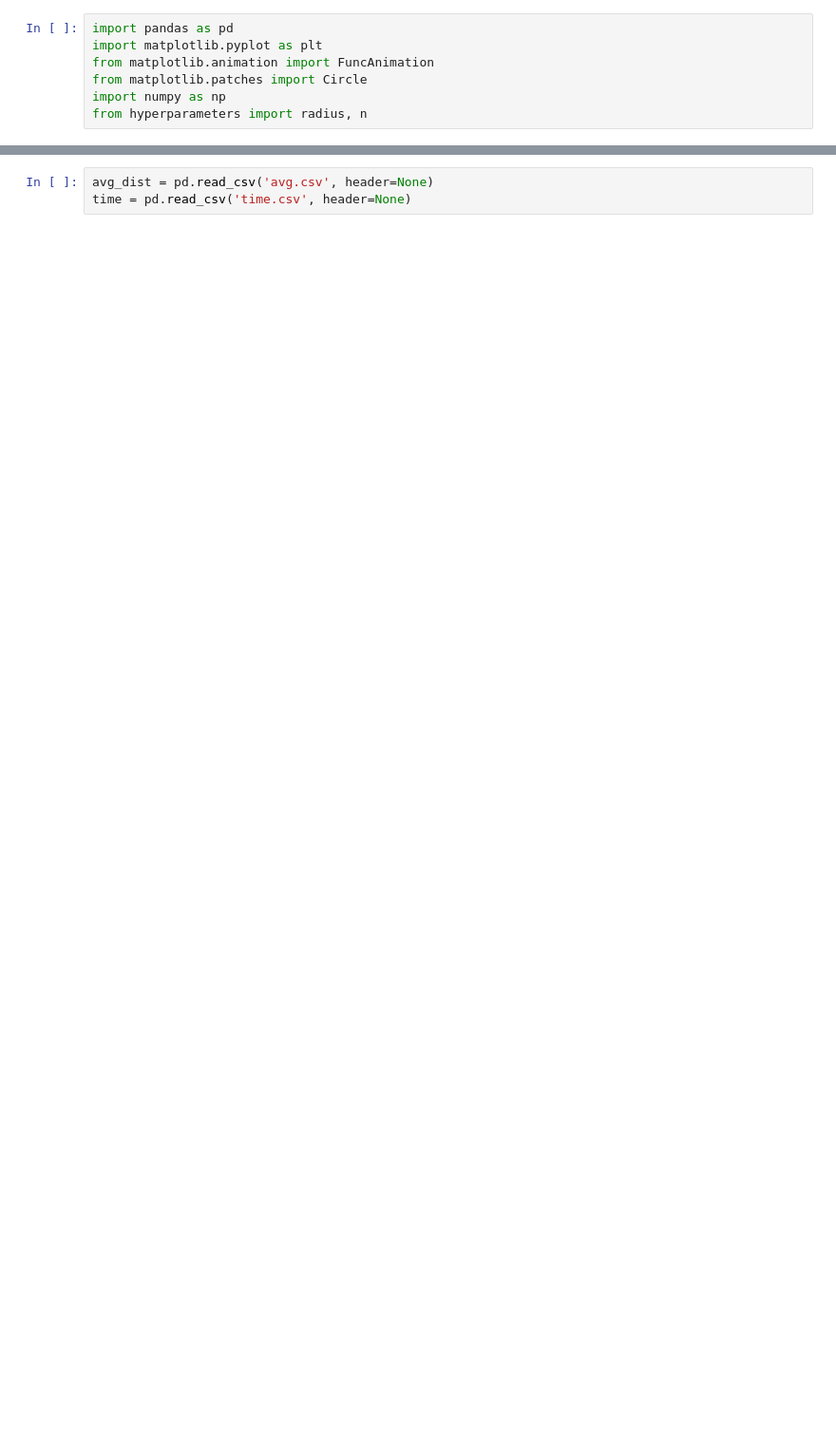
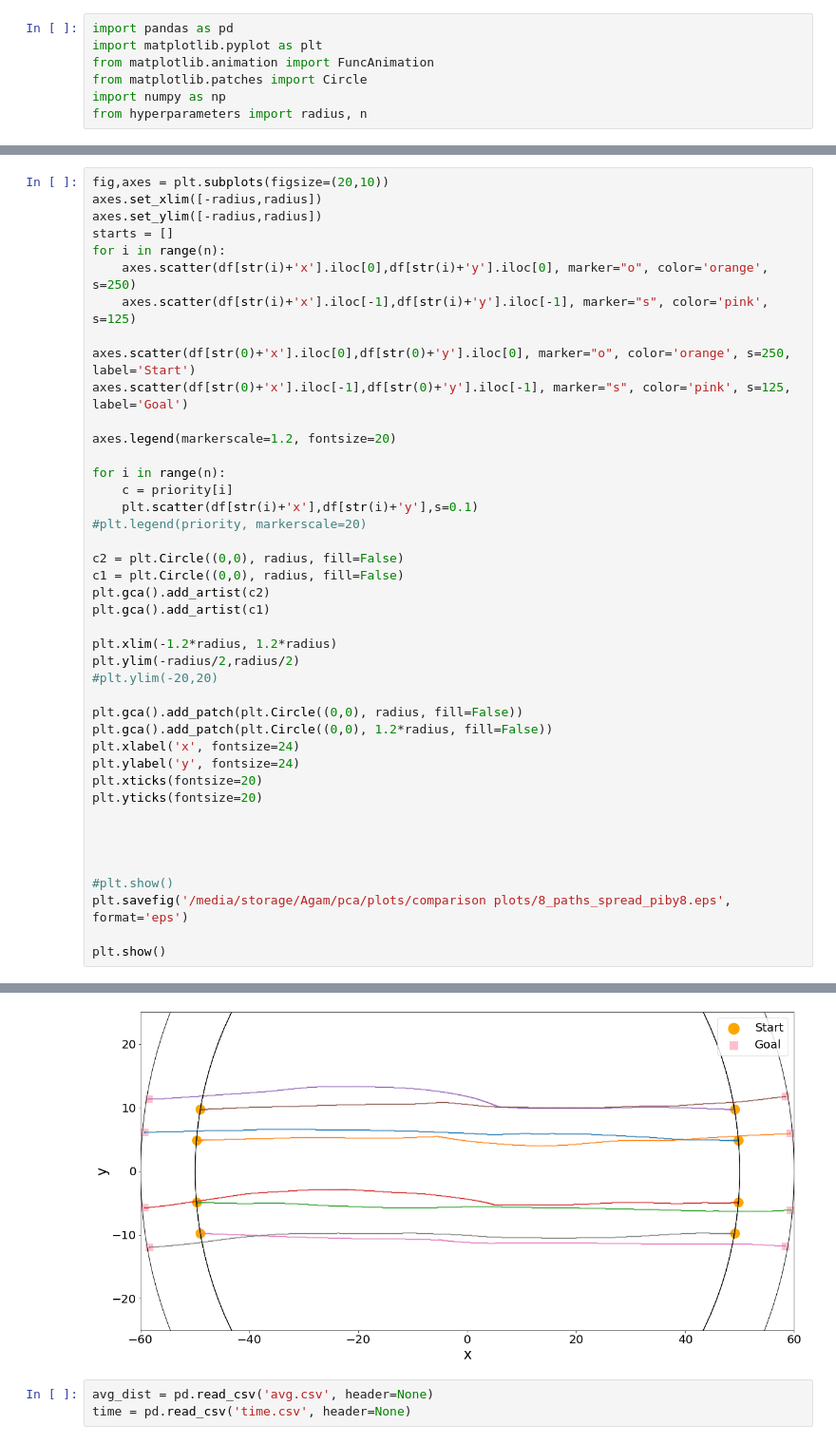
Before and after one commit to jnash10/PCA, a Jupyter notebook: check.ipynb, the cells around one changed output, grey strips where cells are left out. Shown at 95% size. Saved outputs shown, nothing was run; the diff lists cells and outputs as text; blank space fills up the shorter version.

```diff
--- a/check.ipynb
+++ b/check.ipynb
@@ -90,0 +100,43 @@ plt.show()
+# %%
+fig,axes = plt.subplots(figsize=(20,10))
+axes.set_xlim([-radius,radius])
+axes.set_ylim([-radius,radius])
+starts = []
+for i in range(n):
+    axes.scatter(df[str(i)+'x'].iloc[0],df[str(i)+'y'].iloc[0], marker="o", color='orange', s=250)
+    axes.scatter(df[str(i)+'x'].iloc[-1],df[str(i)+'y'].iloc[-1], marker="s", color='pink', s=125)
+
+axes.scatter(df[str(0)+'x'].iloc[0],df[str(0)+'y'].iloc[0], marker="o", color='orange', s=250, label='Start')
+axes.scatter(df[str(0)+'x'].iloc[-1],df[str(0)+'y'].iloc[-1], marker="s", color='pink', s=125, label='Goal')
+
+axes.legend(markerscale=1.2, fontsize=20)
+
+for i in range(n):
+    c = priority[i]
+    plt.scatter(df[str(i)+'x'],df[str(i)+'y'],s=0.1)
+#plt.legend(priority, markerscale=20)
+
+c2 = plt.Circle((0,0), radius, fill=False)
+c1 = plt.Circle((0,0), radius, fill=False)
+plt.gca().add_artist(c2)
+plt.gca().add_artist(c1)
+
+plt.xlim(-1.2*radius, 1.2*radius)
+plt.ylim(-radius/2,radius/2)
+#plt.ylim(-20,20)
+
+plt.gca().add_patch(plt.Circle((0,0), radius, fill=False))
+plt.gca().add_patch(plt.Circle((0,0), 1.2*radius, fill=False))
+plt.xlabel('x', fontsize=24)
+plt.ylabel('y', fontsize=24)
+plt.xticks(fontsize=20)
+plt.yticks(fontsize=20)
+
+
+
+
+#plt.show()
+plt.savefig('/media/storage/Agam/pca/plots/comparison plots/8_paths_spread_piby8.eps', format='eps')
+
+plt.show()
+# %% [output]
@@ -91,3 +144,4 @@ plt.show()
+[figure, added]
 # %%
 avg_dist = pd.read_csv('avg.csv', header=None)
 time = pd.read_csv('time.csv', header=None)
```
Also changed, not shown: parts of 31 cells of this notebook, 22 other files.
